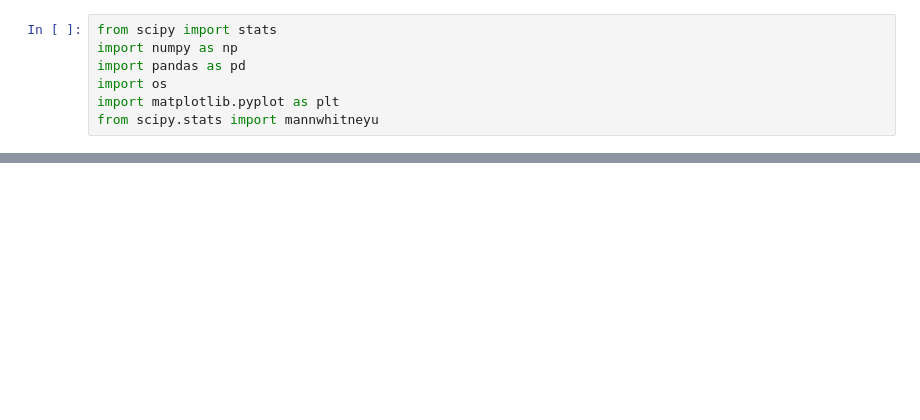
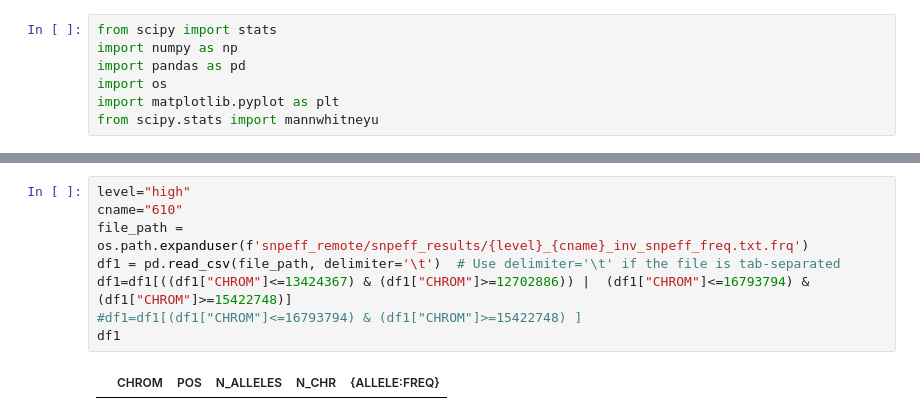
Before and after one commit to Cpetak/local_pca_pipe, a Jupyter notebook: plot_AFs.ipynb, the cells around one changed output, grey strips where cells are left out. Drawn from its saved outputs; the diff is of its cells as text; blank space fills up the shorter version.

```diff
--- a/plot_AFs.ipynb
+++ b/plot_AFs.ipynb
@@ -126,3 +205,13 @@ p =  0.1602226346473315
+# %%
+level="high"
+cname="610"
+file_path = os.path.expanduser(f'snpeff_remote/snpeff_results/{level}_{cname}_inv_snpeff_freq.txt.frq')
+df1 = pd.read_csv(file_path, delimiter='\t')  # Use delimiter='\t' if the file is tab-separated
+df1=df1[((df1["CHROM"]<=13424367) & (df1["CHROM"]>=12702886)) |  (df1["CHROM"]<=16793794) & (df1["CHROM"]>=15422748)]
+#df1=df1[(df1["CHROM"]<=16793794) & (df1["CHROM"]>=15422748) ]
+df1
+# %% [output]
+|  | CHROM | POS | N_ALLELES | N_CHR | {ALLELE:FREQ} |
 # %%
 import pandas as pd
 
```
Also changed, not shown: parts of 6 cells of this notebook, 6 other files.
